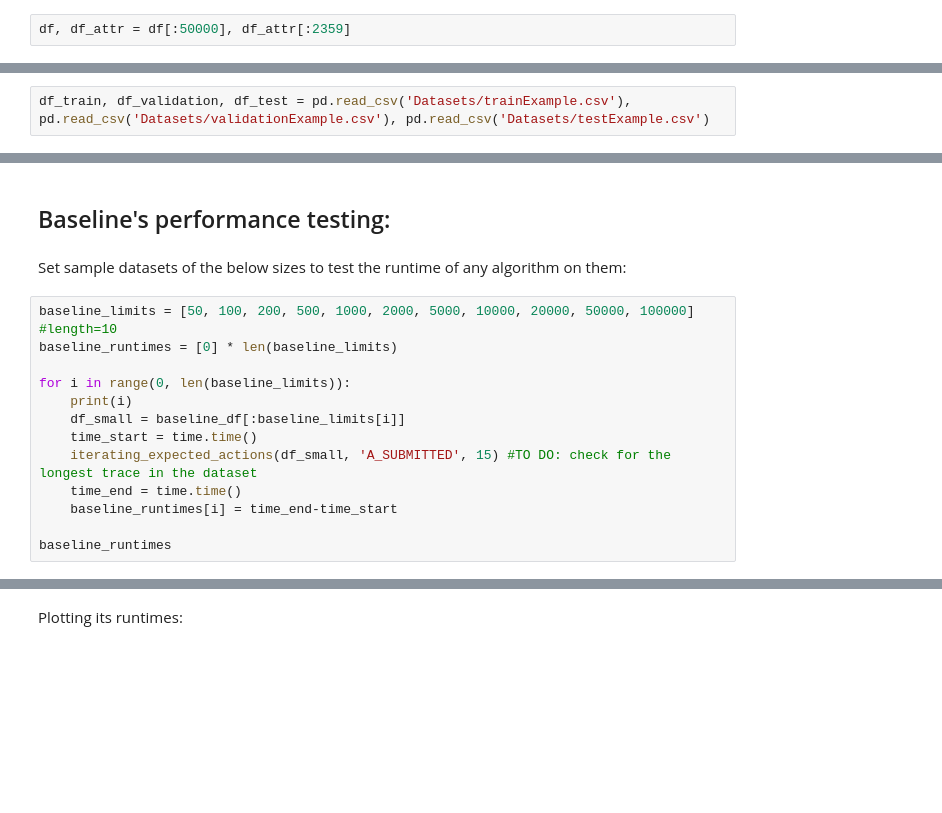
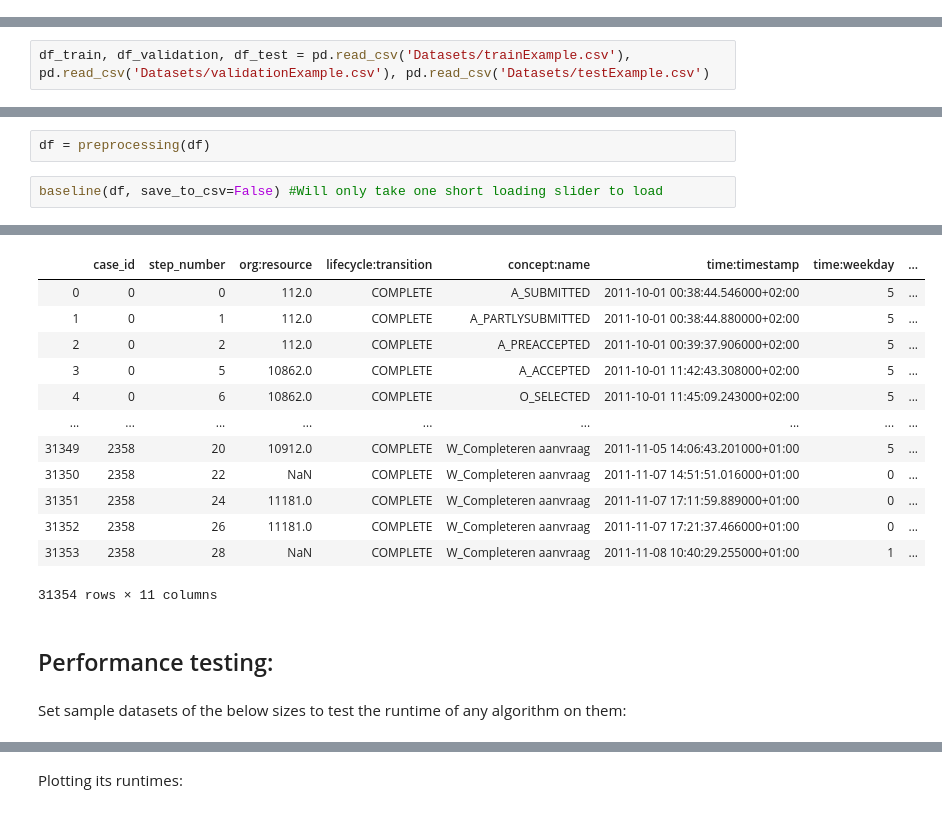
Before and after one commit to erenaydoslu/process-minning, a Jupyter notebook: Miner.ipynb, the cells around one changed output, grey strips where cells are left out. Cells and saved outputs as stored; diff of their text form; blank space fills up the shorter version.

```diff
--- a/Miner.ipynb
+++ b/Miner.ipynb
@@ -154,2 +169,0 @@ Creating smaller dataframes in order to use them in showcasing the capabilities
-# %%
-df, df_attr = df[:50000], df_attr[:2359]
@@ -430,0 +438,5 @@ iterating_expected_actions(baseline_df, 'A_SUBMITTED', 15)
+# %%
+df = preprocessing(df)
+# %%
+baseline(df, save_to_csv=False) #Will only take one short loading slider to load
+# %% [output]
@@ -431,17 +444,17 @@ iterating_expected_actions(baseline_df, 'A_SUBMITTED', 15)
+|  | case_id | step_number | org:resource | lifecycle:transition | concept:name | time:timestamp | time:weekday | ... |
+| 0 | 0 | 0 | 112.0 | COMPLETE | A_SUBMITTED | 2011-10-01 00:38:44.546000+02:00 | 5 | ... |
+| 1 | 0 | 1 | 112.0 | COMPLETE | A_PARTLYSUBMITTED | 2011-10-01 00:38:44.880000+02:00 | 5 | ... |
+| 2 | 0 | 2 | 112.0 | COMPLETE | A_PREACCEPTED | 2011-10-01 00:39:37.906000+02:00 | 5 | ... |
+| 3 | 0 | 5 | 10862.0 | COMPLETE | A_ACCEPTED | 2011-10-01 11:42:43.308000+02:00 | 5 | ... |
+| 4 | 0 | 6 | 10862.0 | COMPLETE | O_SELECTED | 2011-10-01 11:45:09.243000+02:00 | 5 | ... |
+| ... | ... | ... | ... | ... | ... | ... | ... | ... |
+| 31349 | 2358 | 20 | 10912.0 | COMPLETE | W_Completeren aanvraag | 2011-11-05 14:06:43.201000+01:00 | 5 | ... |
+| 31350 | 2358 | 22 | NaN | COMPLETE | W_Completeren aanvraag | 2011-11-07 14:51:51.016000+01:00 | 0 | ... |
+| 31351 | 2358 | 24 | 11181.0 | COMPLETE | W_Completeren aanvraag | 2011-11-07 17:11:59.889000+01:00 | 0 | ... |
+| 31352 | 2358 | 26 | 11181.0 | COMPLETE | W_Completeren aanvraag | 2011-11-07 17:21:37.466000+01:00 | 0 | ... |
+| 31353 | 2358 | 28 | NaN | COMPLETE | W_Completeren aanvraag | 2011-11-08 10:40:29.255000+01:00 | 1 | ... |
+31354 rows × 11 columns
 # %% [markdown]
-## Baseline's performance testing:
+## Performance testing:
 # %% [markdown]
 Set sample datasets of the below sizes to test the runtime of any algorithm on them:
-# %%
-baseline_limits = [50, 100, 200, 500, 1000, 2000, 5000, 10000, 20000, 50000, 100000] #length=10
-baseline_runtimes = [0] * len(baseline_limits)
-
-for i in range(0, len(baseline_limits)):
-    print(i)
-    df_small = baseline_df[:baseline_limits[i]]
-    time_start = time.time()
-    iterating_expected_actions(df_small, 'A_SUBMITTED', 15) #TO DO: check for the longest trace in the dataset
-    time_end = time.time()
-    baseline_runtimes[i] = time_end-time_start
-
-baseline_runtimes
```
Also changed, not shown: parts of 24 cells of this notebook.
